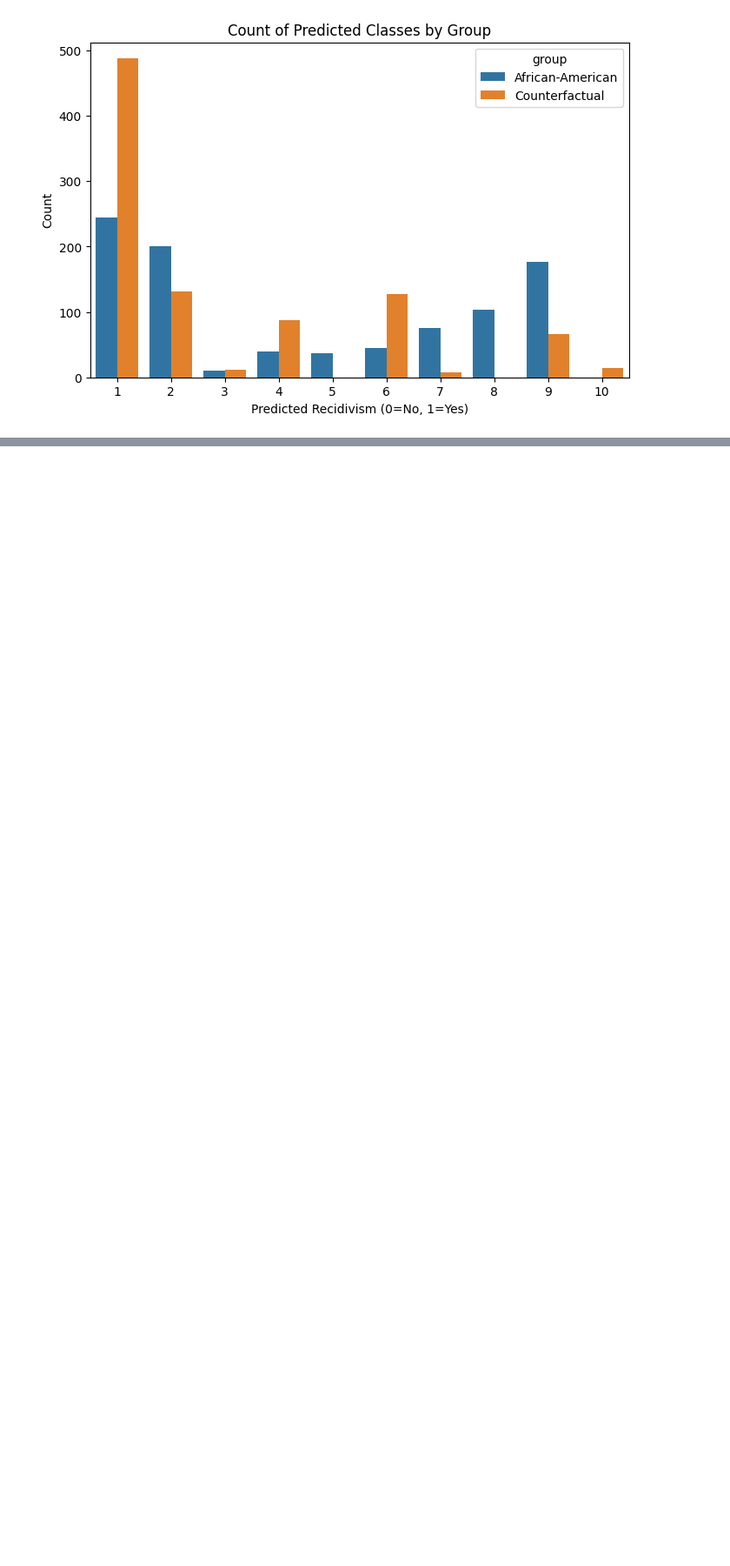
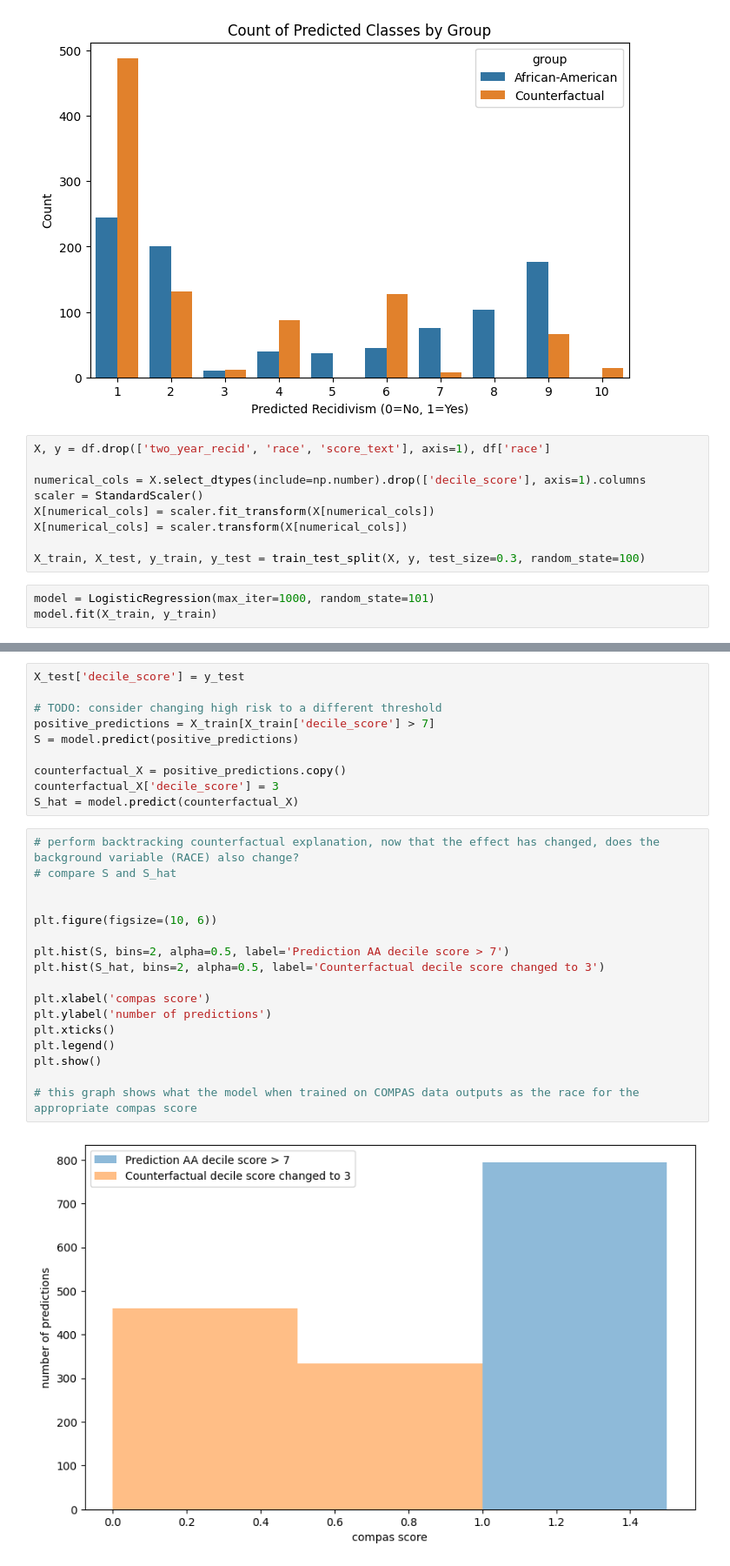
Before and after one commit to chess10kp/compass, a Jupyter notebook: compass.ipynb, the cells around one changed output, grey strips where cells are left out. Shown at 87% size. Cells and saved outputs as stored; diff of their text form; blank space fills up the shorter version.

Commit message:
feat: add backtracking approach

```diff
--- a/compass.ipynb
+++ b/compass.ipynb
@@ -218,3 +218,15 @@ plt.show()
 # %% [output]
 [figure]
 [figure]
+# %%
+X, y = df.drop(['two_year_recid', 'race', 'score_text'], axis=1), df['race']
+
+numerical_cols = X.select_dtypes(include=np.number).drop(['decile_score'], axis=1).columns
+scaler = StandardScaler()
+X[numerical_cols] = scaler.fit_transform(X[numerical_cols])
+X[numerical_cols] = scaler.transform(X[numerical_cols])
+
+X_train, X_test, y_train, y_test = train_test_split(X, y, test_size=0.3, random_state=100)
+# %%
+model = LogisticRegression(max_iter=1000, random_state=101)
+model.fit(X_train, y_train)
@@ -220,0 +235,29 @@ plt.show()
+# %%
+X_test['decile_score'] = y_test
+
+# TODO: consider changing high risk to a different threshold
+positive_predictions = X_train[X_train['decile_score'] > 7]
+S = model.predict(positive_predictions)
+
+counterfactual_X = positive_predictions.copy()
+counterfactual_X['decile_score'] = 3
+S_hat = model.predict(counterfactual_X)
+# %%
+# perform backtracking counterfactual explanation, now that the effect has changed, does the background variable (RACE) also change?
+# compare S and S_hat
+
+
+plt.figure(figsize=(10, 6))
+
+plt.hist(S, bins=2, alpha=0.5, label='Prediction AA decile score > 7')
+plt.hist(S_hat, bins=2, alpha=0.5, label='Counterfactual decile score changed to 3')
+
+plt.xlabel('compas score')
+plt.ylabel('number of predictions')
+plt.xticks()
+plt.legend()
+plt.show()
+
+# this graph shows what the model when trained on COMPAS data outputs as the race for the appropriate compas score
+# %% [output]
+[figure, added]
```
Also changed, not shown: parts of 2 cells of this notebook.
